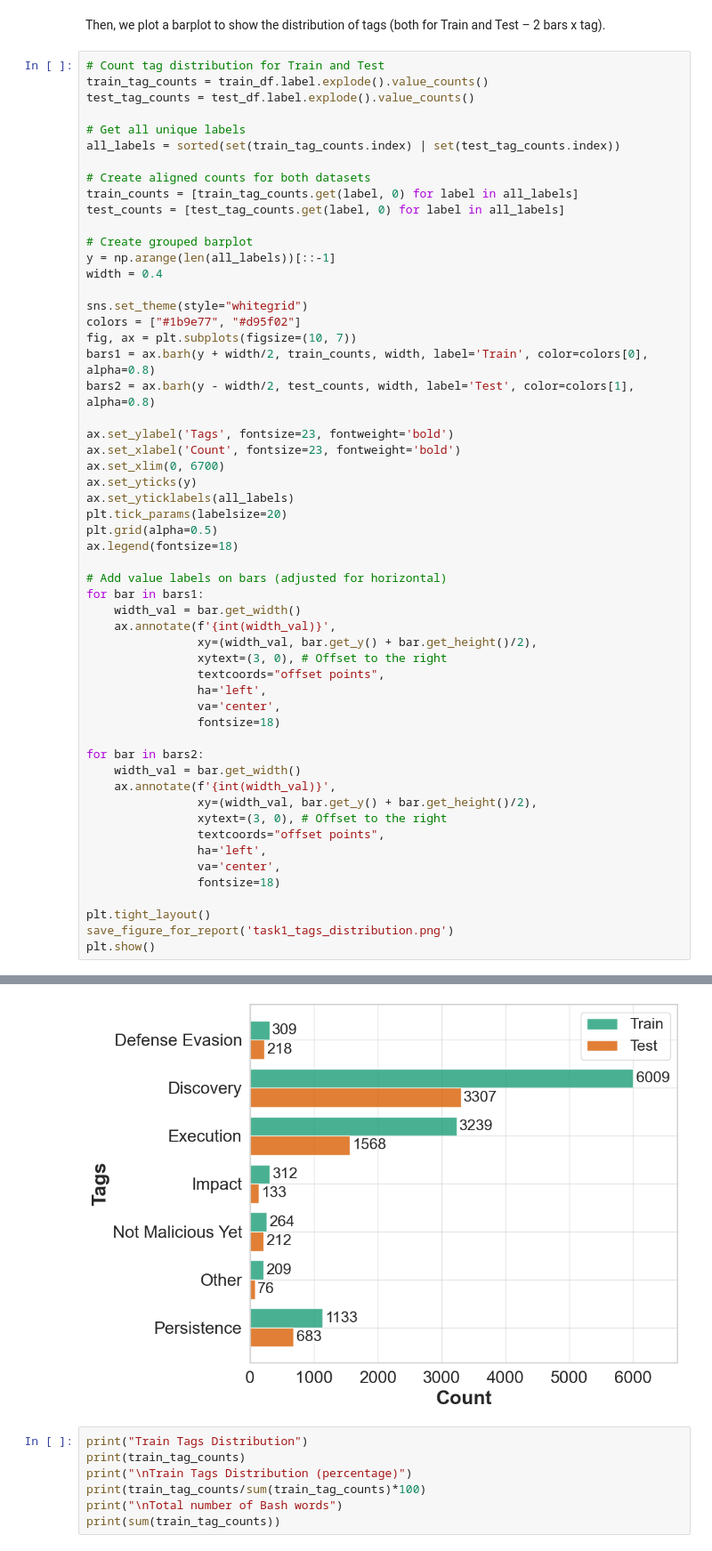
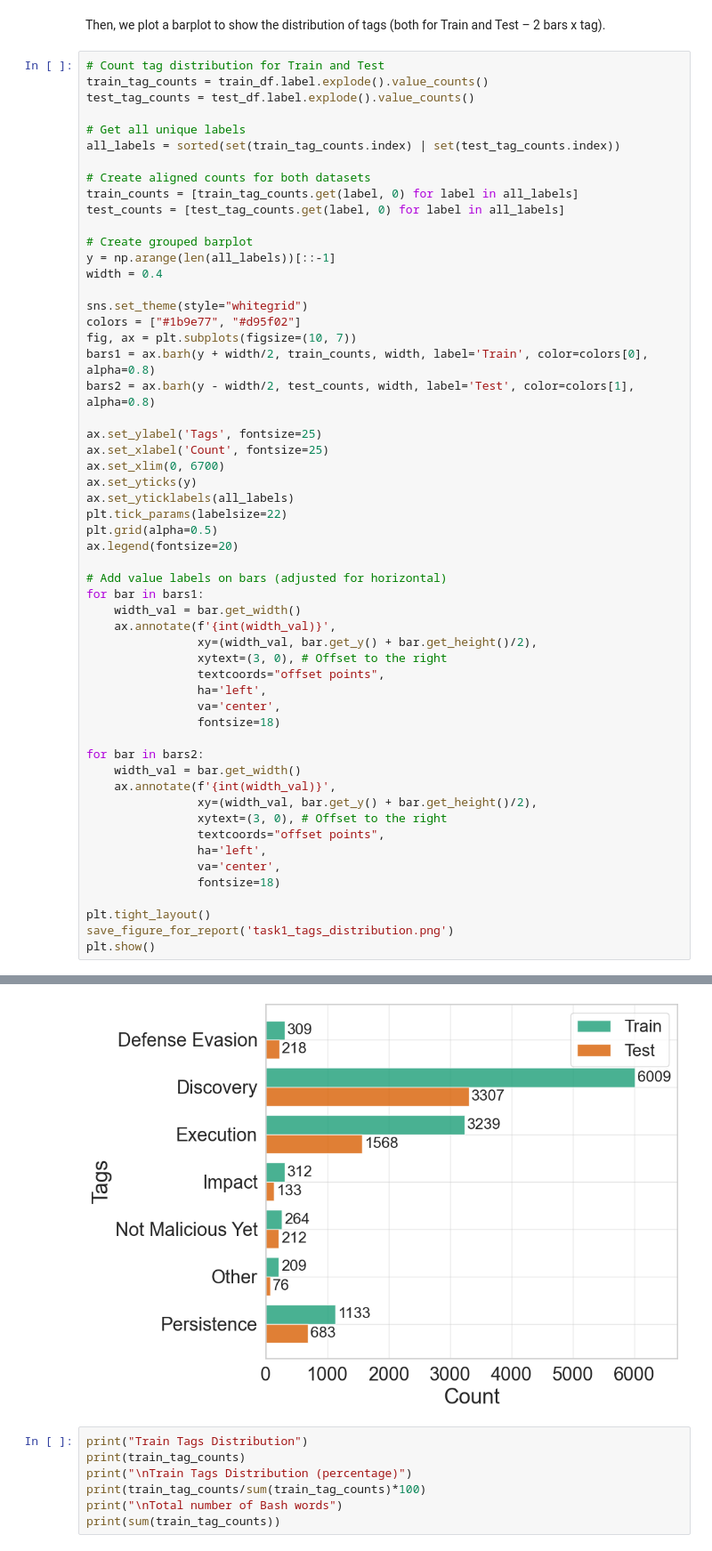
Before and after one commit to RenatoMignone/attack-tactic-recognition-nlp, a Jupyter notebook: lab/notebooks/Task1.ipynb, the cells around one changed output, grey strips where cells are left out. Shown at 89% size. Saved outputs shown, nothing was run; the diff lists cells and outputs as text.

```diff
--- a/lab/notebooks/Task1.ipynb
+++ b/lab/notebooks/Task1.ipynb
@@ -78,42 +78,42 @@ fig, ax = plt.subplots(figsize=(10, 7))
 bars1 = ax.barh(y + width/2, train_counts, width, label='Train', color=colors[0], alpha=0.8)
 bars2 = ax.barh(y - width/2, test_counts, width, label='Test', color=colors[1], alpha=0.8)
 
-ax.set_ylabel('Tags', fontsize=23, fontweight='bold')
-ax.set_xlabel('Count', fontsize=23, fontweight='bold')
+ax.set_ylabel('Tags', fontsize=25)
+ax.set_xlabel('Count', fontsize=25)
 ax.set_xlim(0, 6700)
 ax.set_yticks(y)
 ax.set_yticklabels(all_labels)
-plt.tick_params(labelsize=20)
+plt.tick_params(labelsize=22)
 plt.grid(alpha=0.5)
-ax.legend(fontsize=18)
+ax.legend(fontsize=20)
 
 # Add value labels on bars (adjusted for horizontal)
 for bar in bars1:
     width_val = bar.get_width()
     ax.annotate(f'{int(width_val)}',
                 xy=(width_val, bar.get_y() + bar.get_height()/2),
                 xytext=(3, 0), # Offset to the right
                 textcoords="offset points",
                 ha='left',
                 va='center',
                 fontsize=18)
 
 for bar in bars2:
     width_val = bar.get_width()
     ax.annotate(f'{int(width_val)}',
                 xy=(width_val, bar.get_y() + bar.get_height()/2),
                 xytext=(3, 0), # Offset to the right
                 textcoords="offset points",
                 ha='left',
                 va='center',
                 fontsize=18)
 
 plt.tight_layout()
 save_figure_for_report('task1_tags_distribution.png')
 plt.show()
 # %% [output]
 Figure saved to: ../plots/Task1/task1_tags_distribution.png
-[figure, old version]
+[figure, new version]
 # %%
 print("Train Tags Distribution")
 print(train_tag_counts)
```
Also changed, not shown: parts of 1 cell of this notebook, 23 other files.
